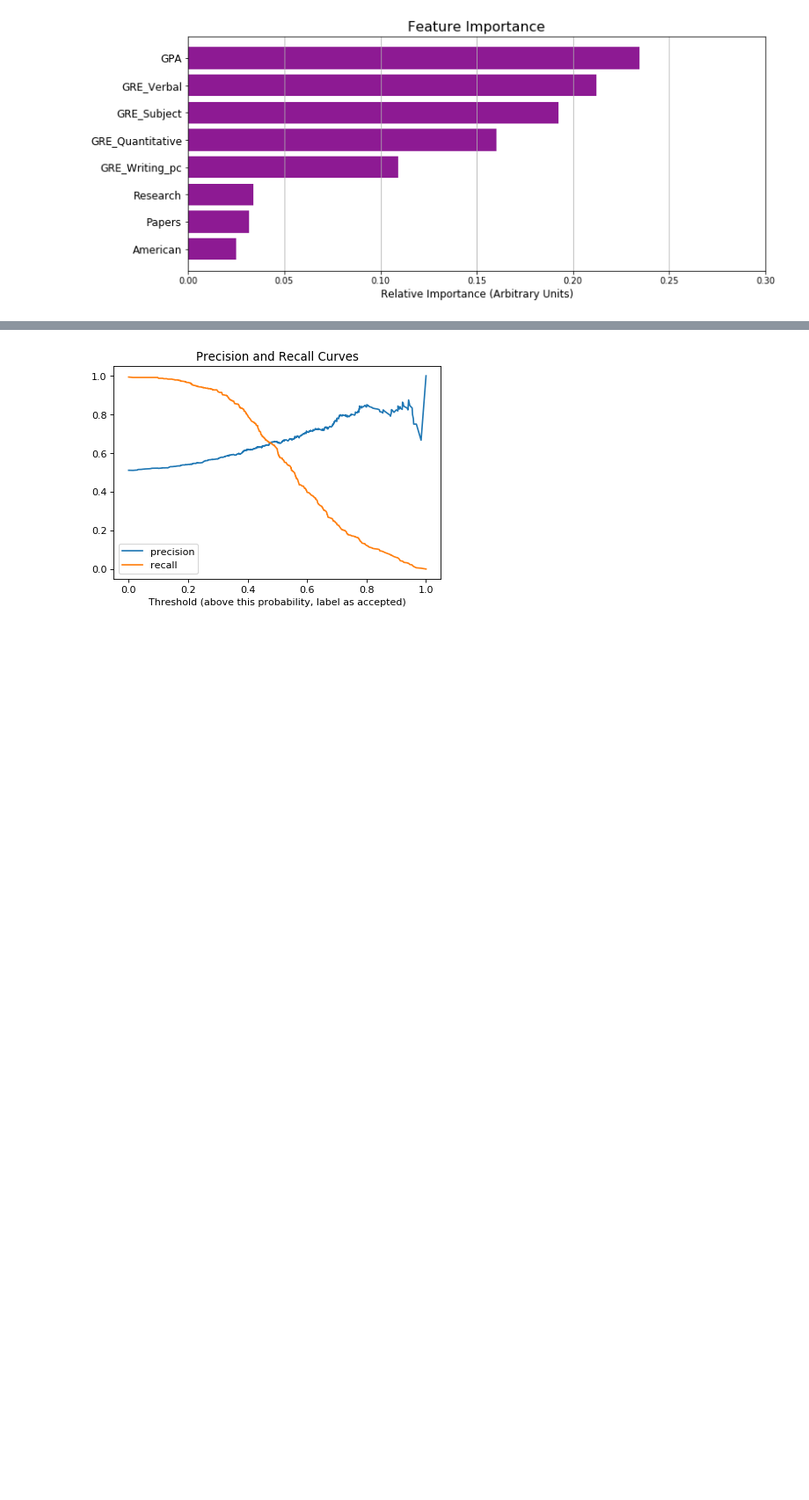
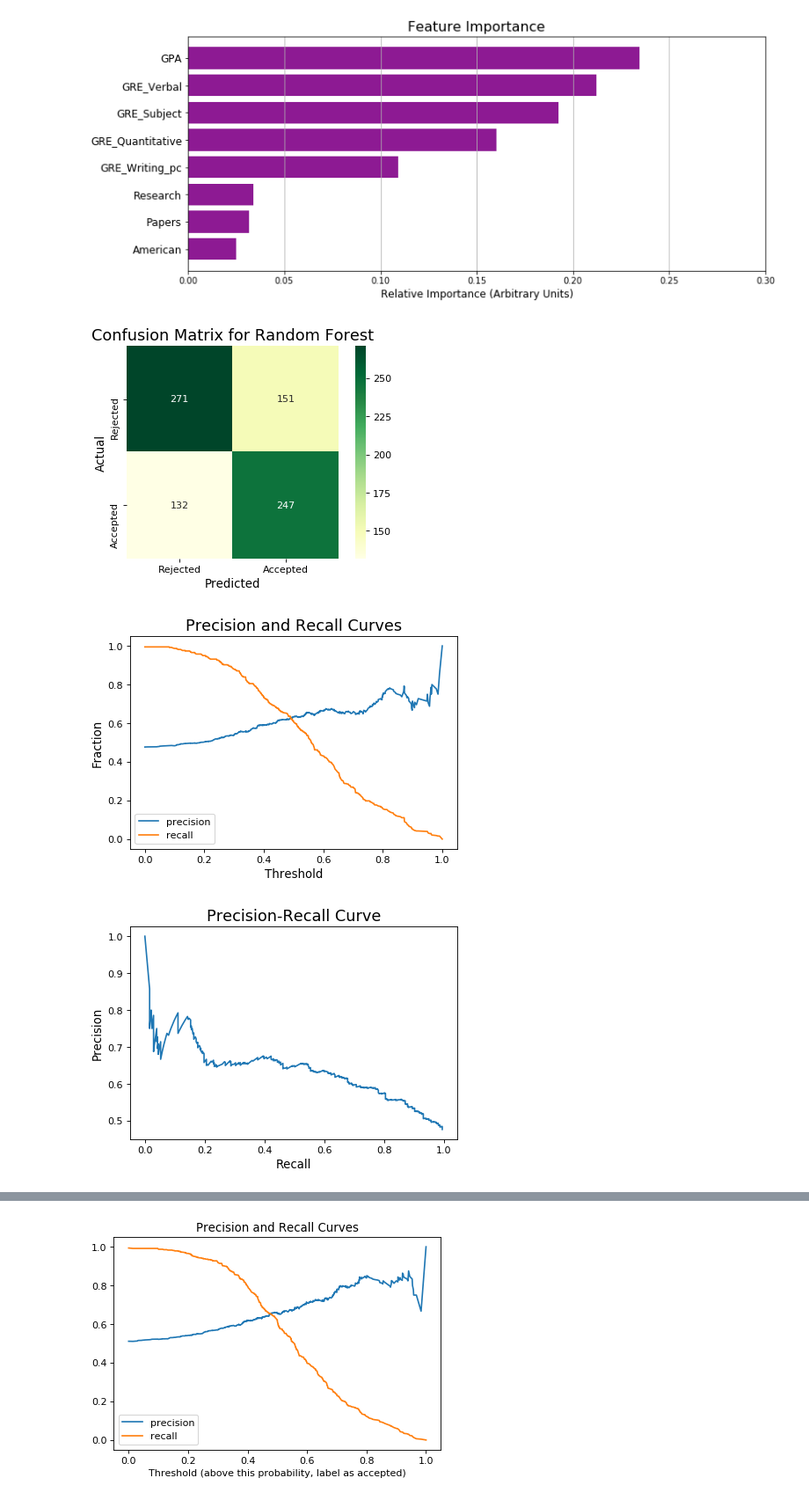
Before and after one commit to harrisonized/Predicting_Physics_PhD_Admissions, a Jupyter notebook: optimizing-random-forest.ipynb, the cells around one changed output, grey strips where cells are left out. Shown at 88% size. Cells and saved outputs as stored; diff of their text form; code cells hidden in the pictures; blank space fills up the shorter version.

```diff
--- a/optimizing-random-forest.ipynb
+++ b/optimizing-random-forest.ipynb
@@ -268,3 +268,42 @@ ax.xaxis.grid(True)
 plt.savefig("figures/feature-importance.png", transparent=False, bbox_inches="tight")
 # %% [output]
 [figure]
+# %%
+# Confusion Matrix
+make_confusion_matrix(rf_clf, threshold = 0.477)
+plt.savefig("figures/random-forest-optimized/confusion.png", transparent=True, bbox_inches="tight")
+
+# Precision and recall curve
+precision_curve, recall_curve, threshold_curve = precision_recall_curve(target_test_ser, rf_clf.predict_proba(features_test_scaled_array)[:,1])
+plt.figure(dpi=80)
+plt.plot(threshold_curve, precision_curve[1:],label='precision')
+plt.plot(threshold_curve, recall_curve[1:], label='recall')
+plt.legend(loc='lower left')
+plt.xlabel('Threshold', fontsize=12)
+plt.ylabel('Fraction', fontsize=12)
+plt.title('Precision and Recall Curves', fontsize=16)
+plt.savefig("figures/random-forest-optimized/precision-and-recall.png", transparent=True, bbox_inches="tight")
+
+# Precision-recall curve
+plt.figure(dpi=80)
+plt.plot(recall_curve[1:], precision_curve[1:],label='precision')
+plt.xlabel("Recall", fontsize=12)
+plt.ylabel("Precision", fontsize=12)
+plt.title("Precision-Recall Curve", fontsize=16)
+plt.savefig("figures/random-forest-optimized/precision-recall.png", transparent=True, bbox_inches="tight")
+
+# ROC Curve
+fpr, tpr, thresholds = roc_curve(target_test_ser, rf_clf.predict_proba(features_test_scaled_array)[:,1])
+plt.figure(dpi=80)
+plt.plot(fpr, tpr, lw=2)
+plt.plot([0,1],[0,1],c='violet',ls='--')
+plt.xlim([-0.05,1.05])
+plt.ylim([-0.05,1.05])
+plt.xlabel('False positive rate', fontsize=12)
+plt.ylabel('True positive rate', fontsize=12)
+plt.title('ROC curve for Logistic Regression', fontsize=16)
+plt.savefig("figures/random-forest-optimized/roc.png", transparent=True, bbox_inches="tight")
+# %% [output]
+[figure, added]
+[figure, added]
+[figure, added]
```
Also changed, not shown: parts of 5 cells of this notebook, 18 other files.
